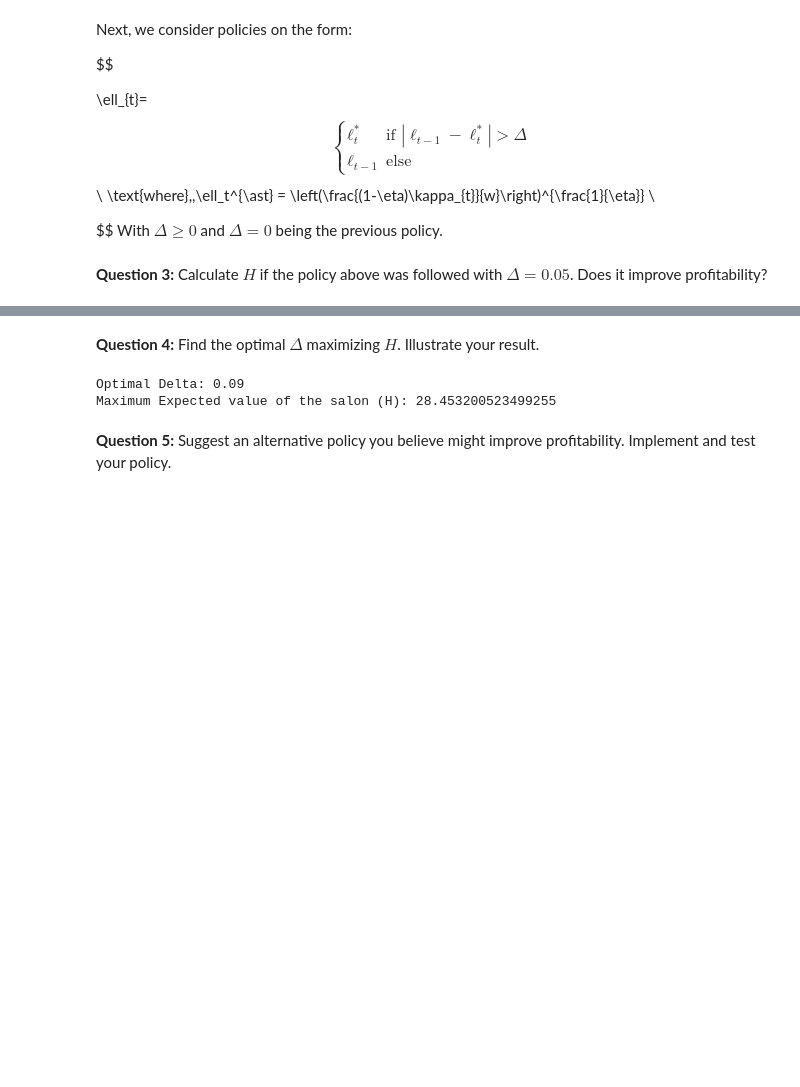
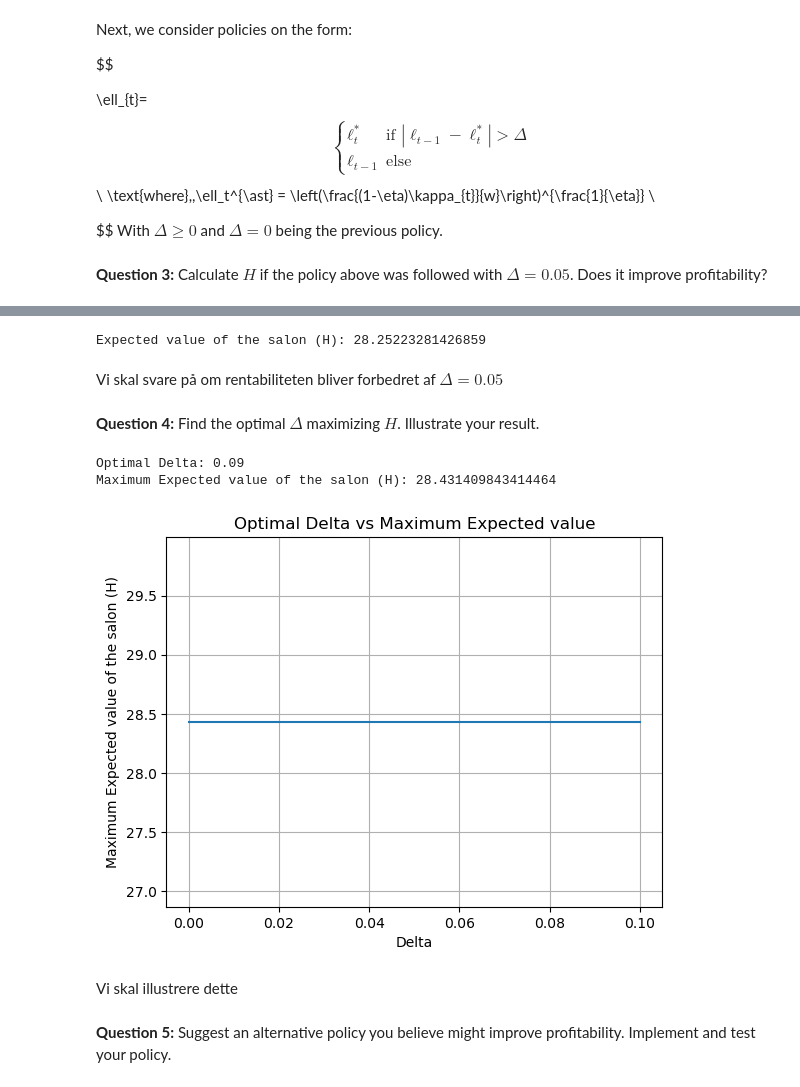
Before and after one commit to NumEconCopenhagen/projects-2023-ctrl-alt-elite, a Jupyter notebook: examproject/opg2.ipynb, the cells around one changed output, grey strips where cells are left out. Saved outputs shown, nothing was run; the diff lists cells and outputs as text; code cells hidden in the pictures; blank space fills up the shorter version.

Commit message:
Nina er blevet stukket

```diff
--- a/examproject/opg2.ipynb
+++ b/examproject/opg2.ipynb
@@ -233,64 +144,23 @@ Expected value of the salon (H): 28.23760777155689
+# %%
+#Nina code lagt ind i opg2py.py
+model = ProfitClass(do_print=False)
+model.calculate_H_Delta_ny()
+# %% [output]
+Expected value of the salon (H): 28.25223281426859
+# %% [markdown]
+Vi skal svare på om rentabiliteten bliver forbedret af $\Delta=0.05$
 # %% [markdown]
 **Question 4:** Find the optimal $\Delta$ maximizing $H$. Illustrate your result.
-# %%
-# Specify the range of values for Delta
-delta_values = np.linspace(0, 0.1, 11)  # Adjust the range as needed
-
-# Initialize variables
-optimal_delta = None
-max_H = float('-inf')
-
-# Perform grid search
-for delta in delta_values:
-    # Initialize variables
-    kappa_prev = 1.0
-    ell_prev = 0
-    ex_post_value = 0
-
-    # Simulation loop
-    for k in range(K):
-        ex_post_value_k = 0
-        kappa_t = np.zeros(120)
-
-        for t in range(120):
-            # Generate random shock
-            epsilon_t = np.random.normal(-0.5 * sigma_epsilon**2, sigma_epsilon)
-
-            # Compute demand shock for current month
-            kappa_t[t] = np.exp(rho * np.log(kappa_prev) + epsilon_t)
-
-            # Calculate optimal number of hairdressers
-            ell_star = ((1 - 0.5) * kappa_t[t] / 1.0) ** (1 / 0.5)
-
-            # Adjust number of hairdressers based on policy
-            if abs(ell_prev - ell_star) > delta:
-                ell_t = ell_star
-            else:
-                ell_t = ell_prev
-
-            # Compute ex post value of the salon for current month
-            ex_post_value_k += R**(-t) * (kappa_t[t] * ell_t**(1-0.5) - 1.0 * ell_t - (ell_t != ell_prev) * iota)
-
-            # Update previous number of hairdressers
-            ell_prev = ell_t
-
-        # Add ex post value of the salon for current simulation to total ex post value
-        ex_post_value += ex_post_value_k
-
-    # Calculate expected value of the salon
-    H = ex_post_value / K
-
-    # Update optimal delta if current H is higher
-    if H > max_H:
-        max_H = H
-        optimal_delta = delta
-
-# Print the result
-print("Optimal Delta:", optimal_delta)
-print("Maximum Expected value of the salon (H):", max_H)
-# %% [output]
-Optimal Delta: 0.09
-Maximum Expected value of the salon (H): 28.453200523499255
+# %%
+#Nina code lagt ind i opg2py.py
+model = ProfitClass(do_print=False)
+model.Maximize_H_Delta()
+# %% [output]
+Optimal Delta: 0.09
+Maximum Expected value of the salon (H): 28.431409843414464
+[figure, added]
+# %% [markdown]
+Vi skal illustrere dette
 # %% [markdown]
 
 **Question 5:** Suggest an alternative policy you believe might improve profitability. Implement and test your policy.
```
Also changed, not shown: parts of 6 cells of this notebook.
